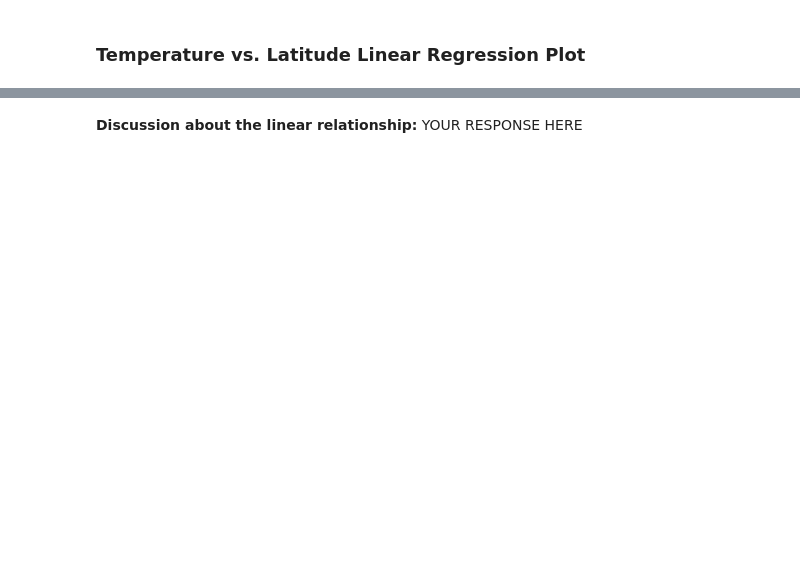
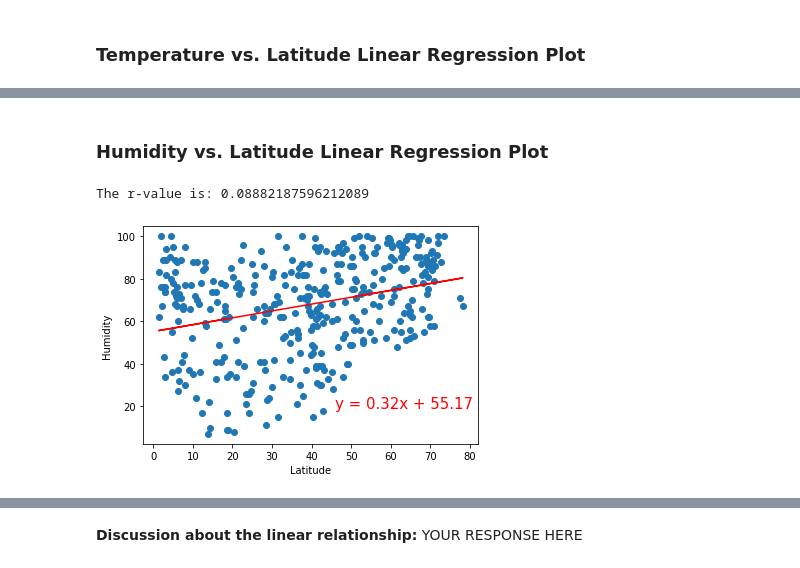
Before and after one commit to Ahmedabdullahi1/API_Challenge, a Jupyter notebook: Starter_Code/starter_code/WeatherPy.ipynb, the cells around one changed output, grey strips where cells are left out. Cells and saved outputs as stored; diff of their text form; code cells hidden in the pictures; blank space fills up the shorter version.

```diff
--- a/Starter_Code/starter_code/WeatherPy.ipynb
+++ b/Starter_Code/starter_code/WeatherPy.ipynb
@@ -360,0 +422,13 @@ southern_hemi_df.head()
+# %% [markdown]
+### Humidity vs. Latitude Linear Regression Plot
+# %%
+# Northern Hemisphere
+x_values = northern_hemi_df["Lat"]
+y_values = northern_hemi_df["Humidity"]
+title = "Humidity "
+text_coordinates = (46,19)
+
+plot_linear_regression(x_values, y_values, title, text_coordinates)
+# %% [output]
+The r-value is: 0.08882187596212089
+[figure, added]
```
Also changed, not shown: parts of 42 cells of this notebook, 5 other files.
